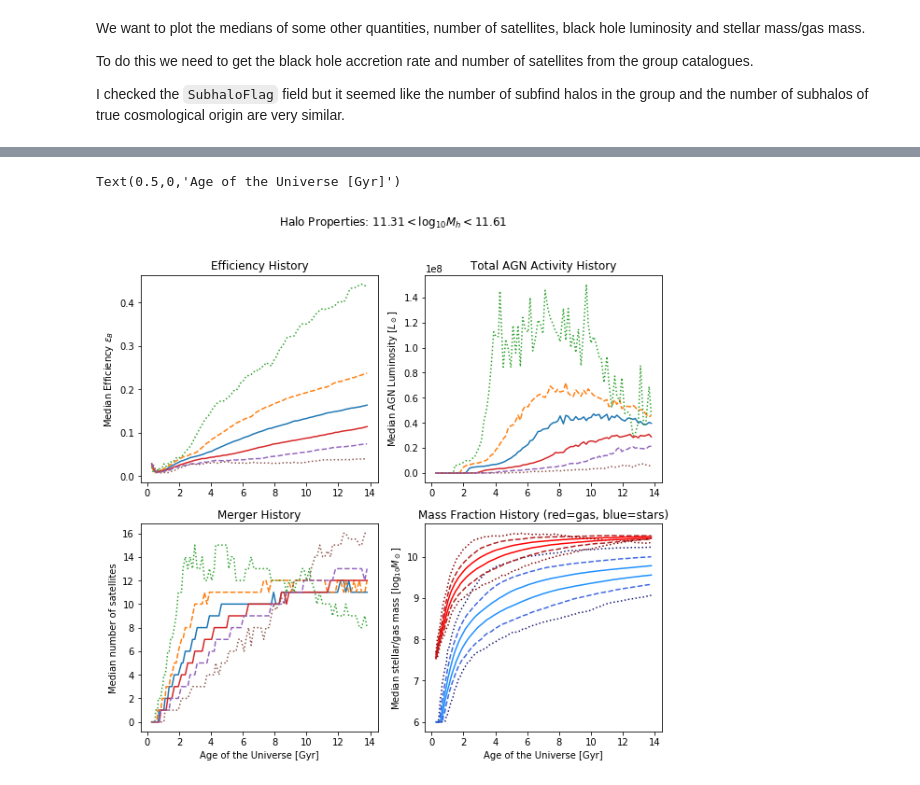
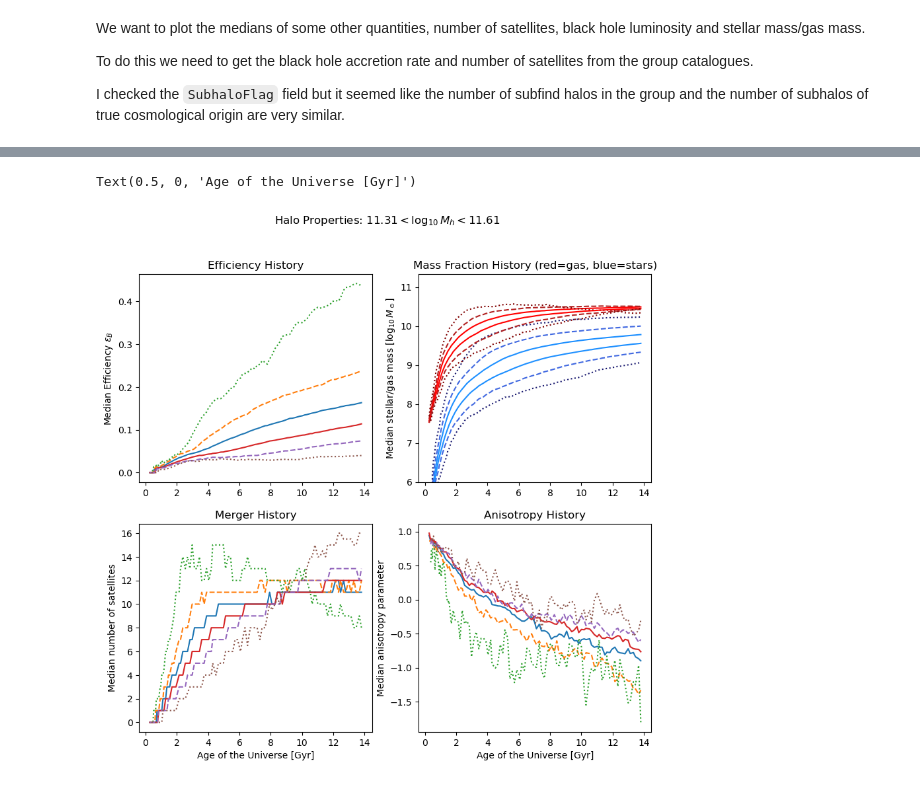
Before and after one commit to lachlandk/shmr-scatter, a Jupyter notebook: halo_properties.ipynb, the cells around one changed output, grey strips where cells are left out. Saved outputs shown, nothing was run; the diff lists cells and outputs as text; code cells hidden in the pictures.

```diff
--- a/halo_properties.ipynb
+++ b/halo_properties.ipynb
@@ -136,9 +133,18 @@ with np.load("additional_data.npz") as data:
+# %%
+# load additional halo properties
+with h5py.File("halo_properties.hdf5", "r") as file:
+    bh_mdot = np.array(file["bh_mdot"])
+    satellites = np.array(file["satellites"])
+    beta = np.array(file["beta"])
 # %%
+# bin the properties just like efficiency above
 binned_bh_mdot = np.ndarray((4, 6, 100))
 binned_satellites = np.ndarray((4, 6, 100))
+binned_beta = np.ndarray((4, 6, 100))
 
 for i, quartile in enumerate(quartile_filters):
     for j, sig_filter in enumerate(sigma_filters[i]):
         for k in range(100):
             binned_bh_mdot[i, j, k] = np.nanmedian(bh_mdot[quartile, k][sig_filter])
             binned_satellites[i, j, k] = np.nanmedian(satellites[quartile, k][sig_filter])
+            binned_beta[i, j, k] = np.nanmedian(beta[quartile, k][sig_filter])
@@ -195,0 +204,17 @@ Text(0.5,0,'Age of the Universe [Gyr]')
+# %%
+fig, axes = plt.subplots(2, 2, figsize=(10, 9))
+axes = axes.flatten()
+
+for i in range(4):
+    for point in inflection_points[i]:
+        axes[i].axvline(point, ls="--", c="0.9")
+
+    axes[i].set_title(f"${bounds[i]:.2f}<\log_{{10}}M_h<{bounds[i+1]:.2f}$")
+    for j in range(6):
+        axes[i].plot(time, binned_beta[i, j], linestyle=styles[j])
+
+fig.suptitle("Anisotropy History")
+axes[0].set_ylabel("Median anisotropy parameter")
+axes[2].set_ylabel("Median anisotropy parameter")
+axes[2].set_xlabel("Age of the Universe [Gyr]")
+axes[3].set_xlabel("Age of the Universe [Gyr]")
@@ -218,7 +251,9 @@ for i in range(4):
         axes[i].plot(time, binned_stellar_mass[i, j], linestyle=styles[j], c=star_colours[j])
         axes[i].plot(time, binned_gas_mass[i, j], linestyle=styles[j], c=gas_colours[j])
 
-fig.suptitle("Mass Fraction History (red=gas, blue=stars)")
+    axes[i].set_ylim(bottom=6)  # lower mass limit in simulation
+
+fig.suptitle("Mass Content History (red=gas, blue=stars)")
 axes[0].set_ylabel("Median stellar/gas mass [$\\log_{10}M_\\odot$]")
 axes[2].set_ylabel("Median stellar/gas mass [$\\log_{10}M_\\odot$]")
 axes[2].set_xlabel("Age of the Universe [Gyr]")
@@ -233,31 +268,32 @@ Let's look at the bottom left bin individually.
 # %%
 fig, axes = plt.subplots(2, 2, figsize=(10, 9))
 axes = axes.flatten()
 
 axes[0].set_title("Efficiency History")
 axes[0].set_ylabel("Median Efficiency $\\varepsilon_B$")
 for j in range(6):
     axes[0].plot(time, efficiency[2, j], linestyle=styles[j])
 
-axes[1].set_title("Total AGN Activity History")
-axes[1].set_ylabel("Median AGN Luminosity [$L_\\odot$]")
+axes[1].set_title("Mass Fraction History (red=gas, blue=stars)")
+axes[1].set_ylabel("Median stellar/gas mass [$\\log_{10}M_\\odot$]")
 for j in range(6):
-    axes[1].plot(time, luminosity[2, j], linestyle=styles[j])
+    axes[1].plot(time, binned_stellar_mass[2, j], linestyle=styles[j], c=star_colours[j])
+    axes[1].plot(time, binned_gas_mass[2, j], linestyle=styles[j], c=gas_colours[j])
+axes[1].set_ylim(bottom=6)
 
 axes[2].set_title("Merger History")
 axes[2].set_ylabel("Median number of satellites")
 for j in range(6):
     axes[2].plot(time, binned_satellites[2, j], linestyle=styles[j])
 
-axes[3].set_title("Mass Fraction History (red=gas, blue=stars)")
-axes[3].set_ylabel("Median stellar/gas mass [$\\log_{10}M_\\odot$]")
+axes[3].set_title("Anisotropy History")
+axes[3].set_ylabel("Median anisotropy parameter")
 for j in range(6):
-    axes[3].plot(time, binned_stellar_mass[2, j], linestyle=styles[j], c=star_colours[j])
-    axes[3].plot(time, binned_gas_mass[2, j], linestyle=styles[j], c=gas_colours[j])
+    axes[3].plot(time, binned_beta[2, j], linestyle=styles[j])
 
 fig.suptitle(f"Halo Properties: ${bounds[2]:.2f}<\log_{{10}}M_h<{bounds[3]:.2f}$")
 axes[2].set_xlabel("Age of the Universe [Gyr]")
 axes[3].set_xlabel("Age of the Universe [Gyr]")
 # %% [output]
-Text(0.5,0,'Age of the Universe [Gyr]')
+Text(0.5, 0, 'Age of the Universe [Gyr]')
-[figure, old version]
+[figure, new version]
```
Also changed, not shown: parts of 21 cells of this notebook, 3 other files.
